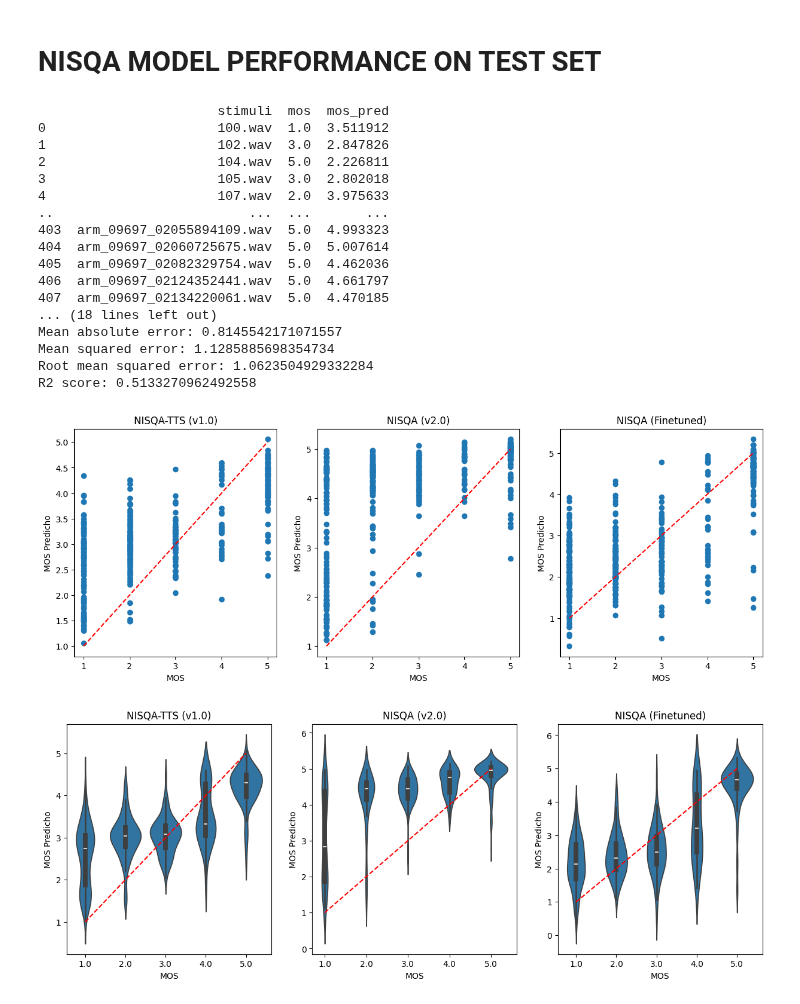
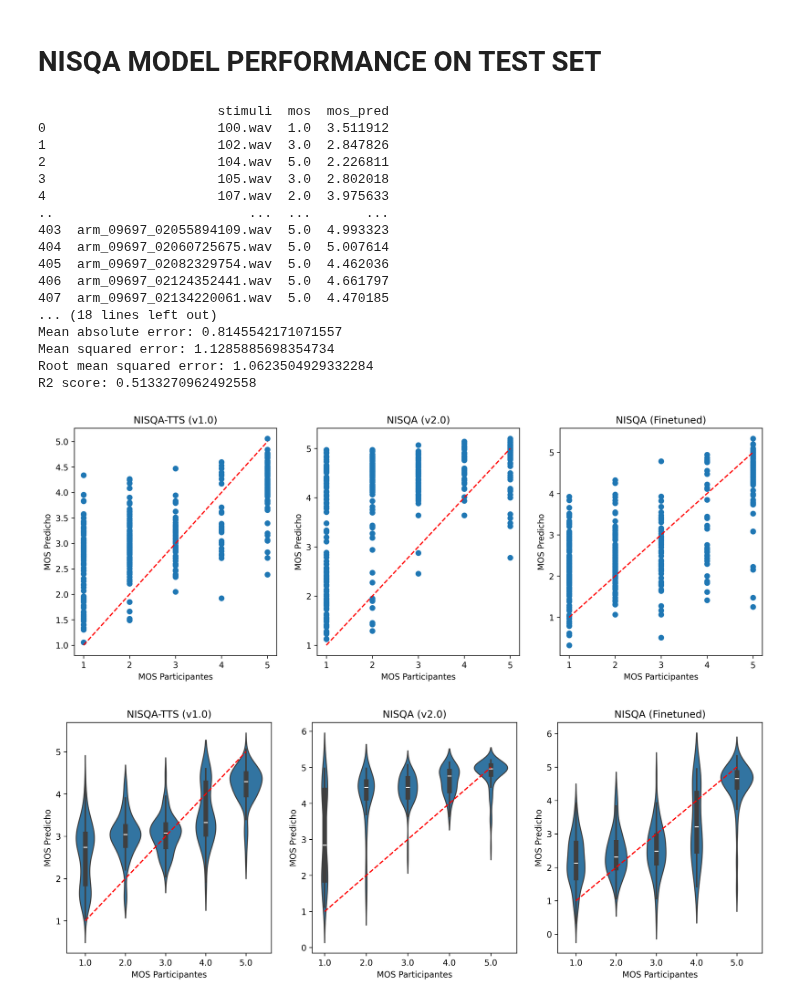
Before and after one commit to asosawelford/tesis, a Jupyter notebook: NISQA_analysis/model_performance_on_test_set.ipynb, the cells around one changed output. Drawn from its saved outputs; the diff is of its cells as text; code cells hidden in the pictures.

```diff
--- a/NISQA_analysis/model_performance_on_test_set.ipynb
+++ b/NISQA_analysis/model_performance_on_test_set.ipynb
@@ -4,6 +4,7 @@
 import pandas as pd
 import matplotlib.pyplot as plt
 import seaborn as sns
+plt.rcParams['figure.dpi'] = 300
 # %%
 # read test set, NISQA-TTS (v1.0) results, and NISQA (v2.0) results
 test = pd.read_csv('NISQA_results_no_finetuning/test_copy.csv')
@@ -69,60 +70,60 @@ print('R2 score:', r2_custom_1)
 fig, ax = plt.subplots(1, 3, figsize=(15, 5))
 ax[0].scatter(NISQA_v1_paired['mos'], NISQA_v1_paired['mos_pred'])
 ax[0].set_title('NISQA-TTS (v1.0)')
-ax[0].set_xlabel('MOS')
+ax[0].set_xlabel('MOS Participantes')
 ax[0].set_ylabel('MOS Predicho')
 ax[0].plot([1, 5], [1, 5], 'r--')
 ax[1].scatter(NISQA_v2_paired['mos'], NISQA_v2_paired['mos_pred'])
 ax[1].set_title('NISQA (v2.0)')
-ax[1].set_xlabel('MOS')
+ax[1].set_xlabel('MOS Participantes')
 ax[1].set_ylabel('MOS Predicho')
 ax[1].plot([1, 5], [1, 5], 'r--')
 ax[2].scatter(NISQA_finetuned_paired['mos'], NISQA_finetuned_paired['mos_pred'])
 ax[2].set_title('NISQA (Finetuned)')
-ax[2].set_xlabel('MOS')
+ax[2].set_xlabel('MOS Participantes')
 ax[2].set_ylabel('MOS Predicho')
 ax[2].plot([1, 5], [1, 5], 'r--')
 plt.show()
 # %% [output]
                        stimuli  mos  mos_pred
 0                      100.wav  1.0  3.511912
 1                      102.wav  3.0  2.847826
 2                      104.wav  5.0  2.226811
 3                      105.wav  3.0  2.802018
 4                      107.wav  2.0  3.975633
 ..                         ...  ...       ...
 403  arm_09697_02055894109.wav  5.0  4.993323
 404  arm_09697_02060725675.wav  5.0  5.007614
 405  arm_09697_02082329754.wav  5.0  4.462036
 406  arm_09697_02124352441.wav  5.0  4.661797
 407  arm_09697_02134220061.wav  5.0  4.470185
 ... (18 lines left out)
 Mean absolute error: 0.8145542171071557
 Mean squared error: 1.1285885698354734
 Root mean squared error: 1.0623504929332284
 R2 score: 0.5133270962492558
-[figure, old version]
+[figure, new version]
 # %%
 # now, lets plot the same data but with seaborn using a violin plot
 fig, ax = plt.subplots(1, 3, figsize=(15, 5))
 sns.violinplot(x='mos', y='mos_pred', data=NISQA_v1_paired, ax=ax[0])
 ax[0].set_title('NISQA-TTS (v1.0)')
-ax[0].set_xlabel('MOS')
+ax[0].set_xlabel('MOS Participantes')
 ax[0].set_ylabel('MOS Predicho')
 ax[0].plot([0, 4], [1, 5], 'r--')
 sns.violinplot(x='mos', y='mos_pred', data=NISQA_v2_paired, ax=ax[1])
 ax[1].set_title('NISQA (v2.0)')
-ax[1].set_xlabel('MOS')
+ax[1].set_xlabel('MOS Participantes')
 ax[1].set_ylabel('MOS Predicho')
 ax[1].plot([0, 4], [1, 5], 'r--')
 sns.violinplot(x='mos', y='mos_pred', data=NISQA_finetuned_paired, ax=ax[2])
 ax[2].set_title('NISQA (Finetuned)')
-ax[2].set_xlabel('MOS')
+ax[2].set_xlabel('MOS Participantes')
 ax[2].set_ylabel('MOS Predicho')
 ax[2].plot([0, 4], [1, 5], 'r--')
 plt.show()
 # %% [output]
-[figure, old version]
+[figure, new version]
 # %%
 fig, ax = plt.subplots(1, 3, figsize=(15, 5))
 sns.boxplot(x='mos', y='mos_pred', data=NISQA_v1_paired, ax=ax[0])
```
Also changed, not shown: parts of 1 cell of this notebook.
